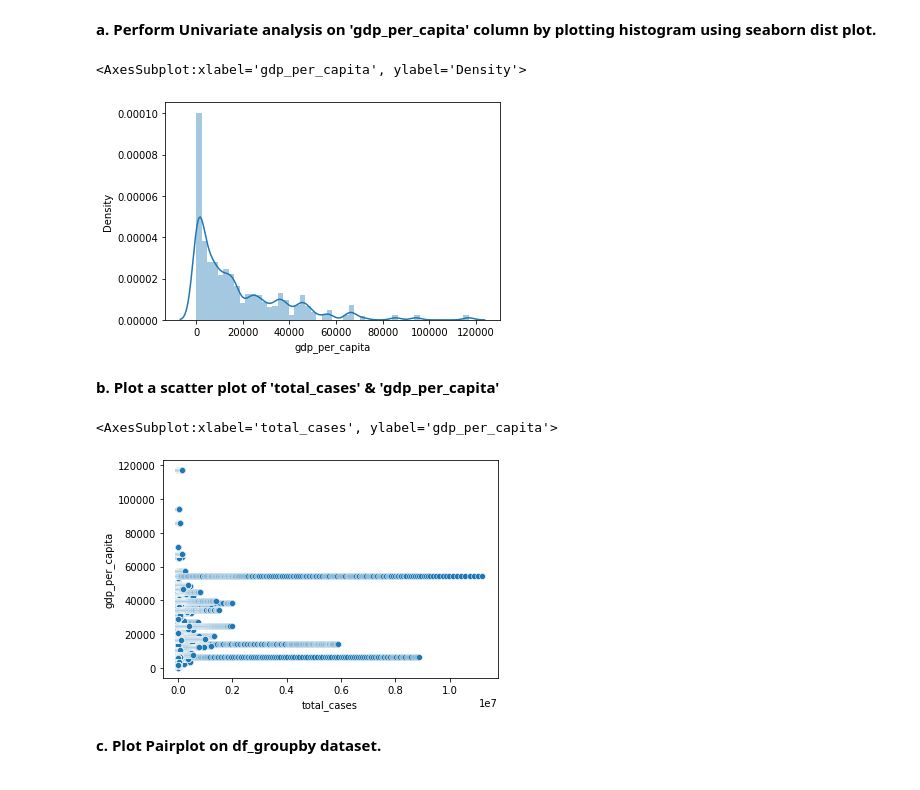
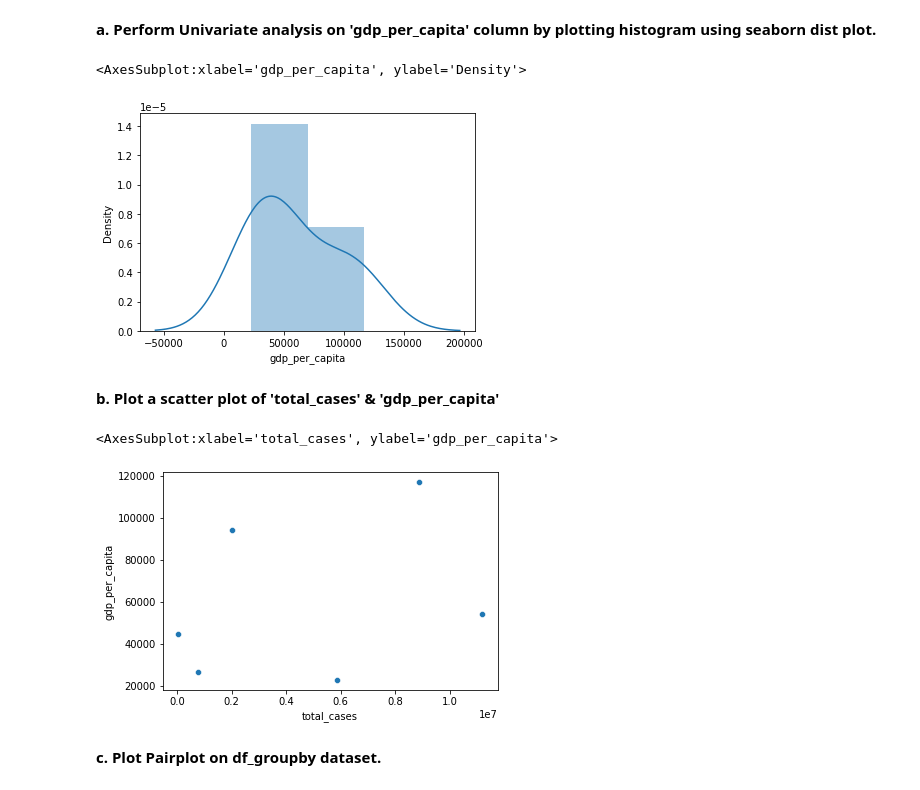
Before and after one commit to imran8583/EdYoda-Programme, a Jupyter notebook: Covid19_Data_Analysis.ipynb, the cells around one changed output. Drawn from its saved outputs; the diff is of its cells as text; code cells hidden in the pictures.

```diff
--- a/Covid19_Data_Analysis.ipynb
+++ b/Covid19_Data_Analysis.ipynb
@@ -376,4 +371,4 @@ df_groupby
 # %% [markdown]
 **a. Create a new feature 'total_deaths_to_total_cases' by ratio of 'total_deaths' column to 'total_cases'**
 # %%
-df['total_deaths_to_total_cases'] = df['total_deaths'] / df['total_cases']
+df_groupby['total_deaths_to_total_cases'] = df_groupby['total_deaths'] / df_groupby['total_cases']
@@ -400,19 +389,19 @@ df
 # %%
 import seaborn as sns
 # %%
-sns.distplot(df['gdp_per_capita'])
+sns.distplot(df_groupby['gdp_per_capita'])
 # %% [output]
 <AxesSubplot:xlabel='gdp_per_capita', ylabel='Density'>
-[figure, old version]
+[figure, new version]
 # %%
 # sns.histplot(df['gdp_per_capita'])
 # %% [markdown]
 **b. Plot a scatter plot of 'total_cases' & 'gdp_per_capita'**
 # %%
-sns.scatterplot(data=df,x='total_cases', y='gdp_per_capita')
+sns.scatterplot(data=df_groupby,x='total_cases', y='gdp_per_capita')
 # %% [output]
 <AxesSubplot:xlabel='total_cases', ylabel='gdp_per_capita'>
-[figure, old version]
+[figure, new version]
 # %% [markdown]
 **c. Plot Pairplot on df_groupby dataset.**
 # %%
```
Also changed, not shown: parts of 5 cells of this notebook.
